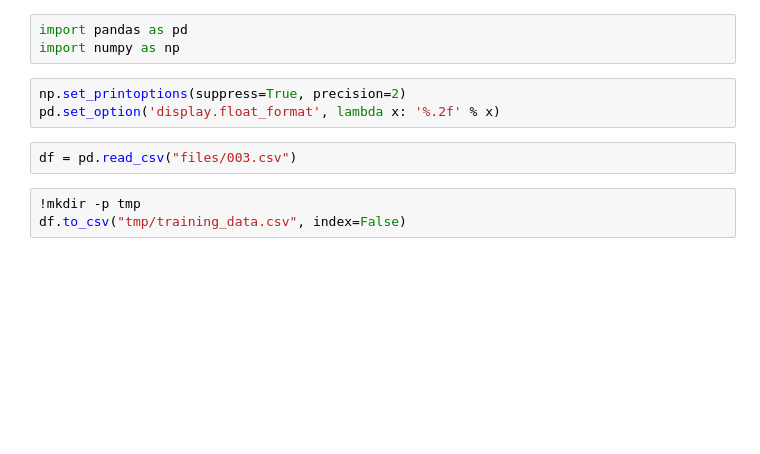
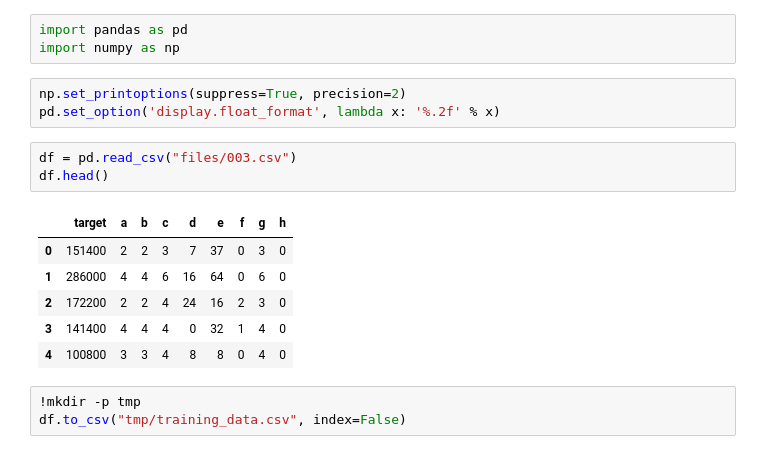
Before and after one commit to kentregs/-mynt-cadetship-mlm-repo, a Jupyter notebook: Session-3/Regalado - [008 - Training and Deploying an SKLearn MLPRegressor Model in SageMaker].ipynb, the cells around one changed output. Cells and saved outputs as stored; diff of their text form; blank space fills up the shorter version.

```diff
--- a/Session-3/Regalado - [008 - Training and Deploying an SKLearn MLPRegressor Model in SageMaker].ipynb
+++ b/Session-3/Regalado - [008 - Training and Deploying an SKLearn MLPRegressor Model in SageMaker].ipynb
@@ -6,6 +6,14 @@ np.set_printoptions(suppress=True, precision=2)
 pd.set_option('display.float_format', lambda x: '%.2f' % x)
 # %%
 df = pd.read_csv("files/003.csv")
+df.head()
+# %% [output]
+|  | target | a | b | c | d | e | f | g | h |
+| 0 | 151400 | 2 | 2 | 3 | 7 | 37 | 0 | 3 | 0 |
+| 1 | 286000 | 4 | 4 | 6 | 16 | 64 | 0 | 6 | 0 |
+| 2 | 172200 | 2 | 2 | 4 | 24 | 16 | 2 | 3 | 0 |
+| 3 | 141400 | 4 | 4 | 4 | 0 | 32 | 1 | 4 | 0 |
+| 4 | 100800 | 3 | 3 | 4 | 8 | 8 | 0 | 4 | 0 |
 # %%
 !mkdir -p tmp
 df.to_csv("tmp/training_data.csv", index=False)
```
Also changed, not shown: parts of 1 cell of this notebook, 1 other file.
